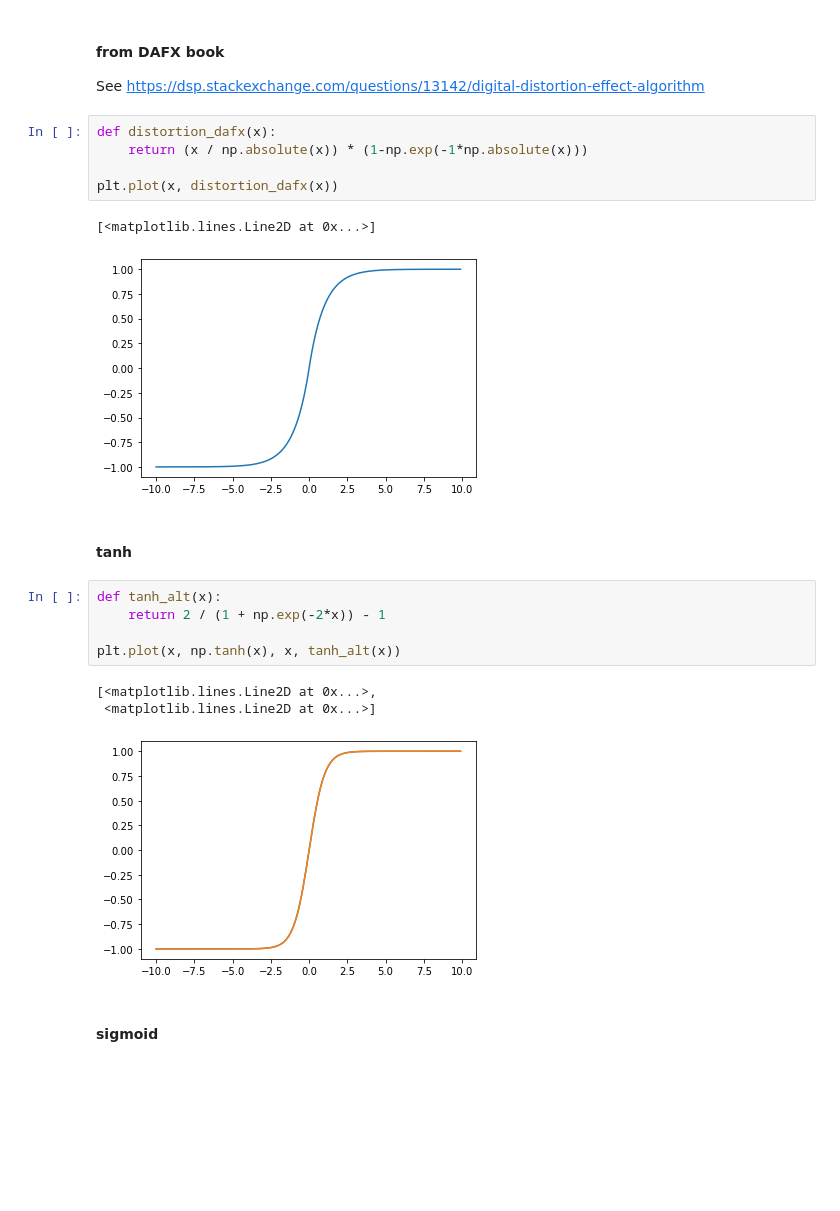
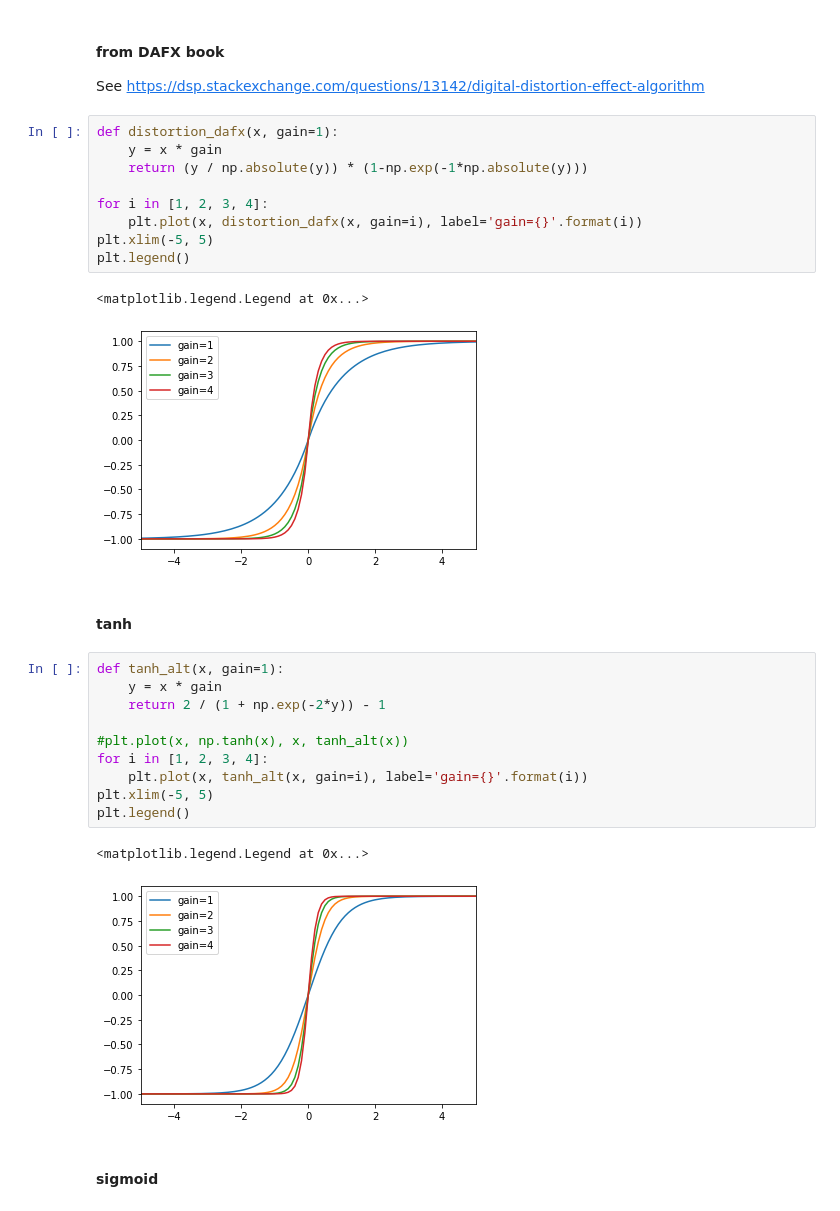
Before and after one commit to letrout/dsp, a Jupyter notebook: doc/distortion.ipynb, the cells around one changed output. Cells and saved outputs as stored; diff of their text form; blank space fills up the shorter version.

```diff
--- a/doc/distortion.ipynb
+++ b/doc/distortion.ipynb
@@ -11,23 +11,31 @@ x = np.arange(-10, 10, 0.1)
 #### from DAFX book
 See https://dsp.stackexchange.com/questions/13142/digital-distortion-effect-algorithm
 # %%
-def distortion_dafx(x):
-    return (x / np.absolute(x)) * (1-np.exp(-1*np.absolute(x)))
+def distortion_dafx(x, gain=1):
+    y = x * gain
+    return (y / np.absolute(y)) * (1-np.exp(-1*np.absolute(y)))
 
-plt.plot(x, distortion_dafx(x))
+for i in [1, 2, 3, 4]:
+    plt.plot(x, distortion_dafx(x, gain=i), label='gain={}'.format(i))
+plt.xlim(-5, 5)
+plt.legend()
 # %% [output]
-[<matplotlib.lines.Line2D at 0x...>]
+<matplotlib.legend.Legend at 0x...>
-[figure, old version]
+[figure, new version]
 # %% [markdown]
 #### tanh
 # %%
-def tanh_alt(x):
-    return 2 / (1 + np.exp(-2*x)) - 1
+def tanh_alt(x, gain=1):
+    y = x * gain
+    return 2 / (1 + np.exp(-2*y)) - 1
 
-plt.plot(x, np.tanh(x), x, tanh_alt(x))
+#plt.plot(x, np.tanh(x), x, tanh_alt(x))
+for i in [1, 2, 3, 4]:
+    plt.plot(x, tanh_alt(x, gain=i), label='gain={}'.format(i))
+plt.xlim(-5, 5)
+plt.legend()
 # %% [output]
-[<matplotlib.lines.Line2D at 0x...>,
- <matplotlib.lines.Line2D at 0x...>]
+<matplotlib.legend.Legend at 0x...>
-[figure, old version]
+[figure, new version]
 # %% [markdown]
 #### sigmoid
```
Also changed, not shown: parts of 14 cells of this notebook.
